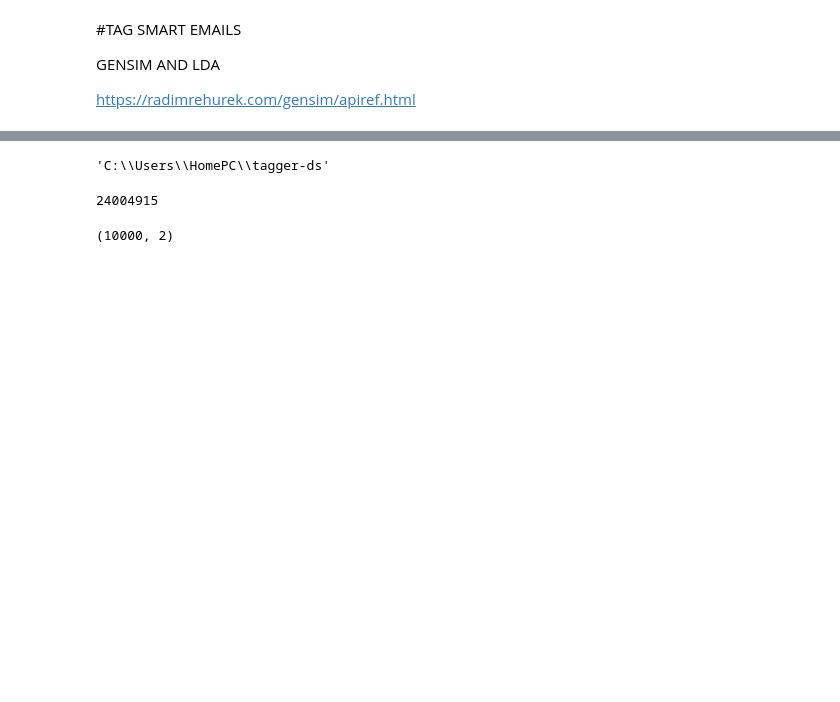
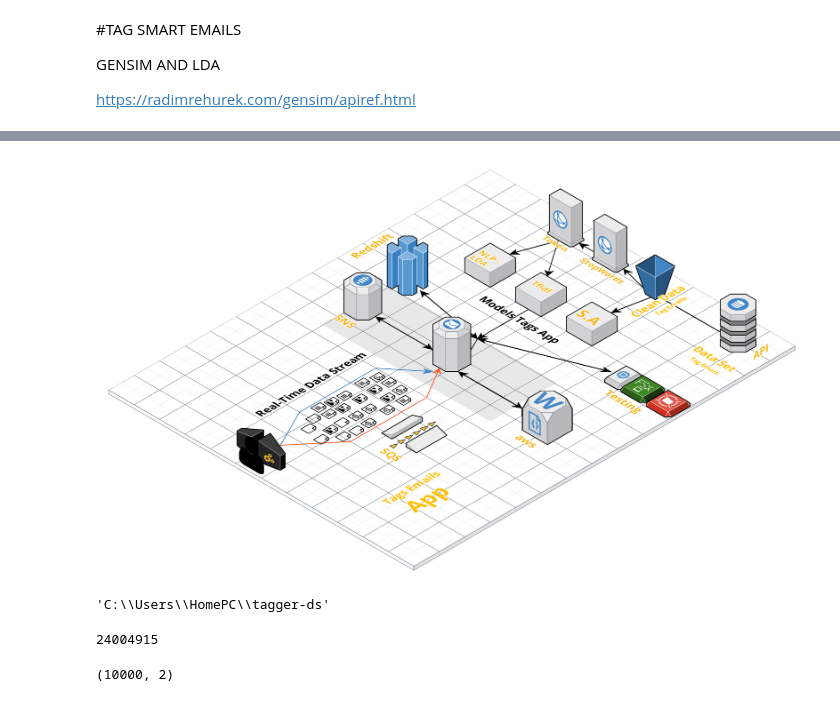
Before and after one commit to BloomTech-Labs/tagger-ds, a Jupyter notebook: notebooks/SmartEmailTags.ipynb, the cells around one changed output, grey strips where cells are left out. Saved outputs shown, nothing was run; the diff lists cells and outputs as text; code cells hidden in the pictures; blank space fills up the shorter version.

```diff
--- a/notebooks/SmartEmailTags.ipynb
+++ b/notebooks/SmartEmailTags.ipynb
@@ -7,3 +14,10 @@ https://radimrehurek.com/gensim/apiref.html
+# %%
+from PIL import Image
+# load the image
+Arquitecture = Image.open('Streaming Data Architecture.png')
+Arquitecture
+# %% [output]
+[figure, added]
 # %%
 #Library
 from gensim.corpora import Dictionary
```
Also changed, not shown: parts of 3 cells of this notebook.
